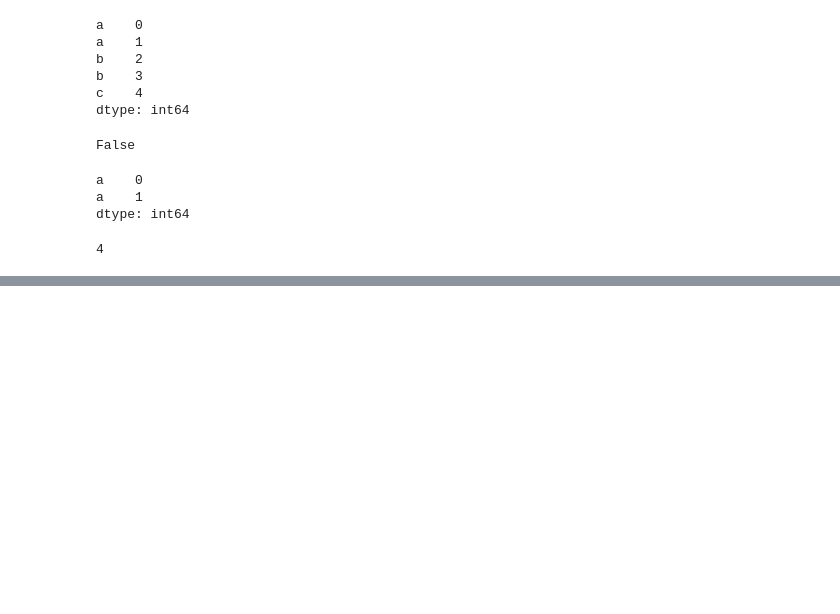
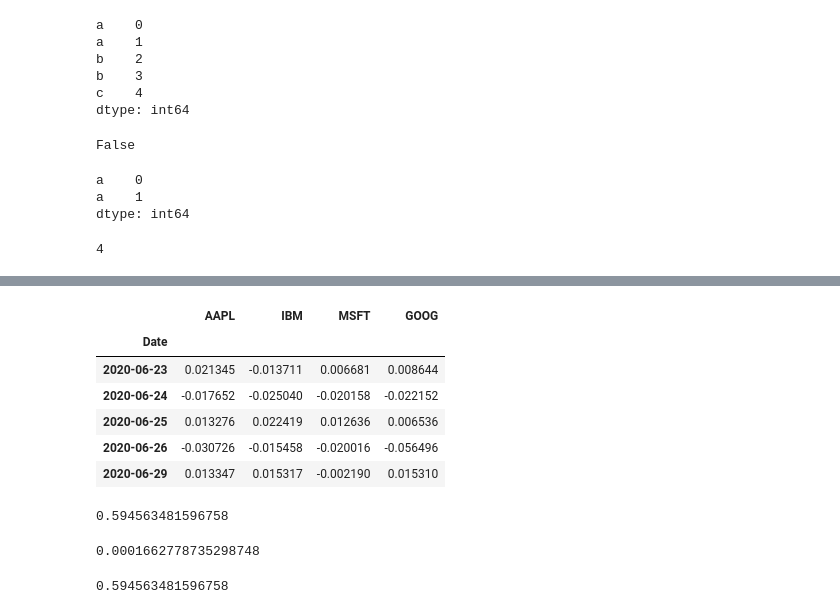
Before and after one commit to gaussic/py-data-analysis, a Jupyter notebook: chapter5.ipynb, the cells around one changed output, grey strips where cells are left out. Drawn from its saved outputs; the diff is of its cells as text; code cells hidden in the pictures; blank space fills up the shorter version.

```diff
--- a/chapter5.ipynb
+++ b/chapter5.ipynb
@@ -1298,0 +1429,22 @@ df.loc['b']
+# %%
+returns.tail()
+# %% [output]
+|  | AAPL | IBM | MSFT | GOOG |
+| Date |  |  |  |  |
+| 2020-06-23 | 0.021345 | -0.013711 | 0.006681 | 0.008644 |
+| 2020-06-24 | -0.017652 | -0.025040 | -0.020158 | -0.022152 |
+| 2020-06-25 | 0.013276 | 0.022419 | 0.012636 | 0.006536 |
+| 2020-06-26 | -0.030726 | -0.015458 | -0.020016 | -0.056496 |
+| 2020-06-29 | 0.013347 | 0.015317 | -0.002190 | 0.015310 |
+# %%
+returns['MSFT'].corr(returns['IBM'])
+# %% [output]
+0.594563481596758
+# %%
+returns['MSFT'].cov(returns['IBM'])
+# %% [output]
+0.0001662778735298748
+# %%
+returns.MSFT.corr(returns.IBM)
+# %% [output]
+0.594563481596758
```
Also changed, not shown: parts of 56 cells of this notebook, 1 other file.
